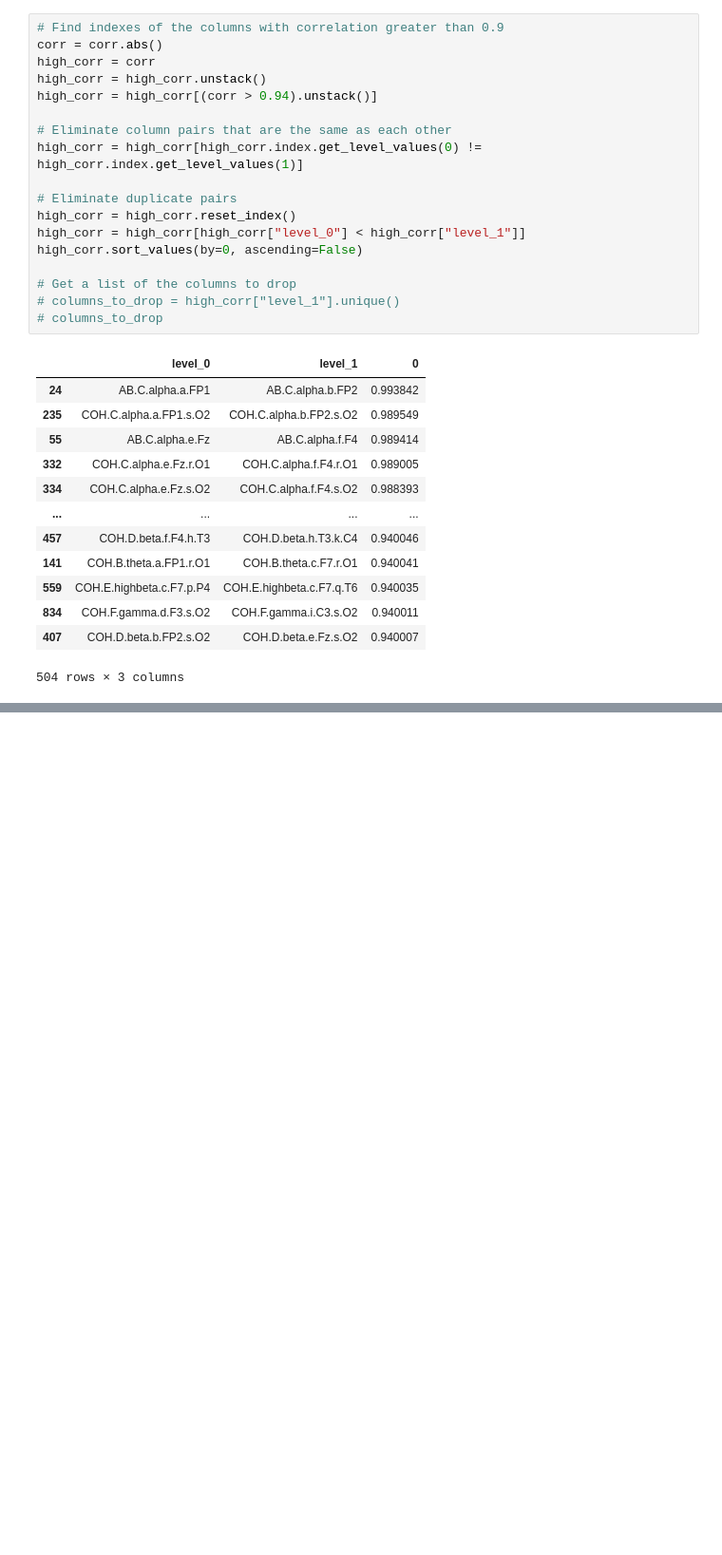
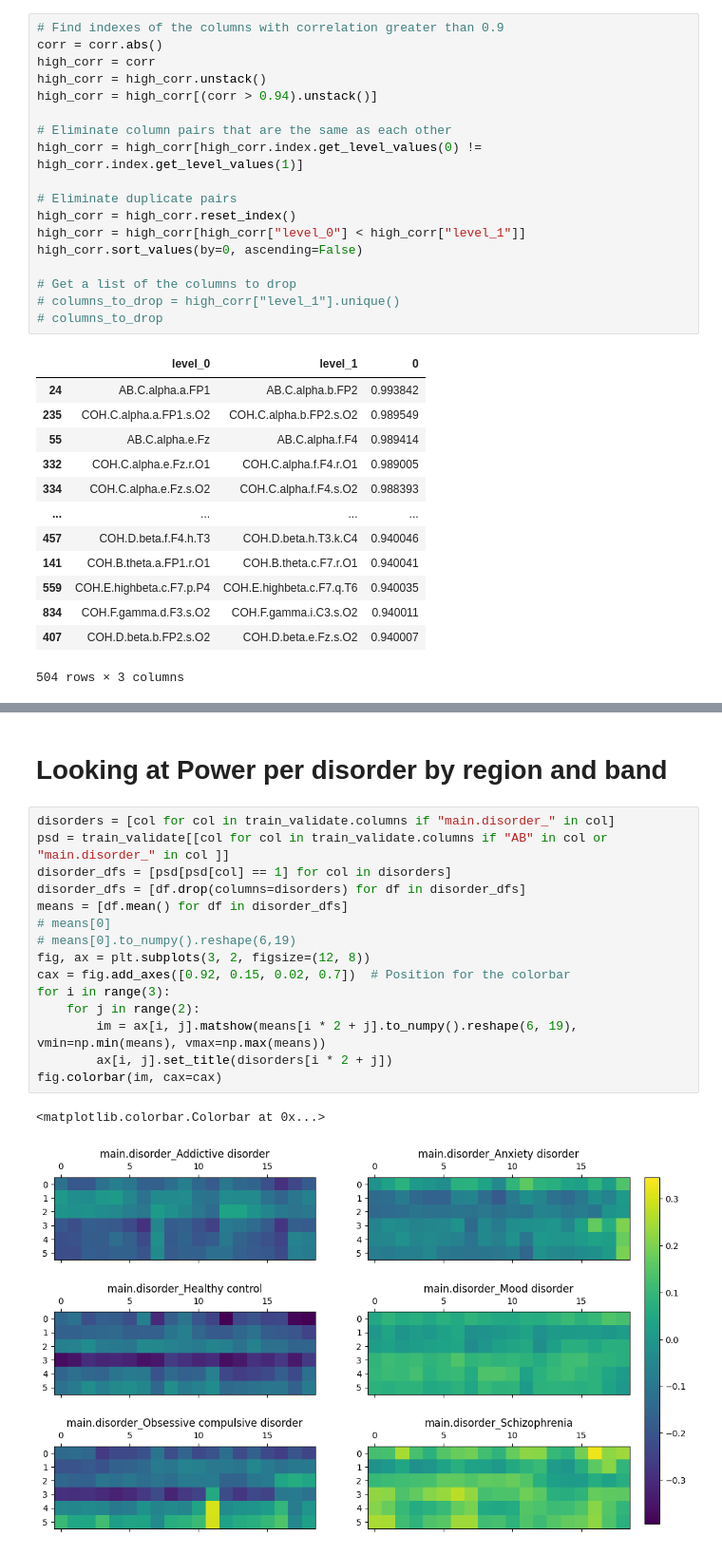
Before and after one commit to benwillallen/RiceDatathon2025, a Jupyter notebook: EDA/correlations.ipynb, the cells around one changed output, grey strips where cells are left out. Shown: that part at 95% size. Cells and saved outputs as stored; diff of their text form; blank space fills up the shorter version.

```diff
--- a/EDA/correlations.ipynb
+++ b/EDA/correlations.ipynb
@@ -128,0 +127,20 @@ high_corr.sort_values(by=0, ascending=False)
+# %% [markdown]
+# Looking at Power per disorder by region and band
+# %%
+disorders = [col for col in train_validate.columns if "main.disorder_" in col]
+psd = train_validate[[col for col in train_validate.columns if "AB" in col or "main.disorder_" in col ]]
+disorder_dfs = [psd[psd[col] == 1] for col in disorders]
+disorder_dfs = [df.drop(columns=disorders) for df in disorder_dfs]
+means = [df.mean() for df in disorder_dfs]
+# means[0]
+# means[0].to_numpy().reshape(6,19)
+fig, ax = plt.subplots(3, 2, figsize=(12, 8))
+cax = fig.add_axes([0.92, 0.15, 0.02, 0.7])  # Position for the colorbar
+for i in range(3):
+    for j in range(2):
+        im = ax[i, j].matshow(means[i * 2 + j].to_numpy().reshape(6, 19), vmin=np.min(means), vmax=np.max(means))
+        ax[i, j].set_title(disorders[i * 2 + j])
+fig.colorbar(im, cax=cax)
+# %% [output]
+<matplotlib.colorbar.Colorbar at 0x...>
+[figure, added]
```
Also changed, not shown: parts of 3 cells of this notebook.
